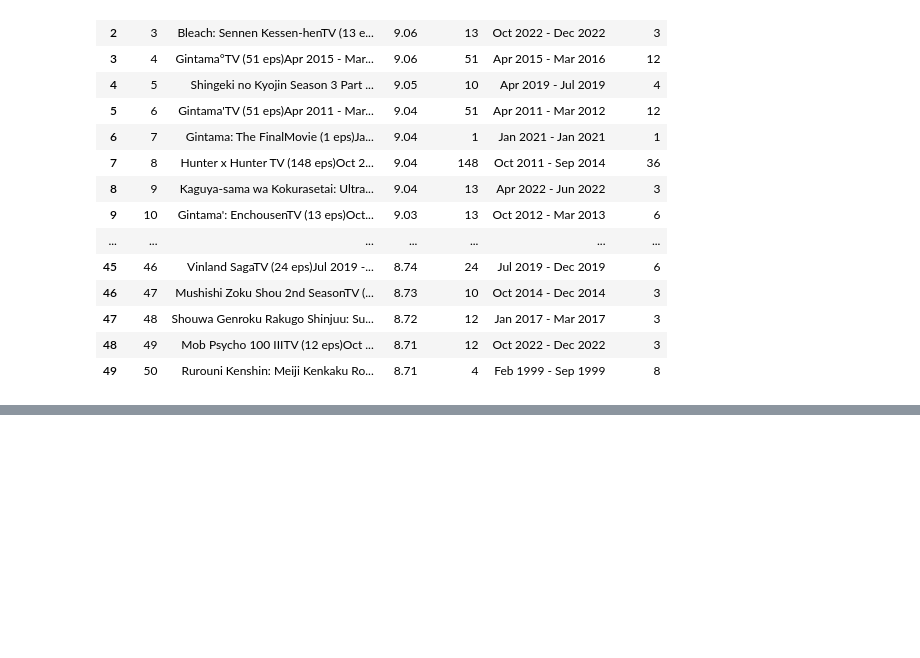
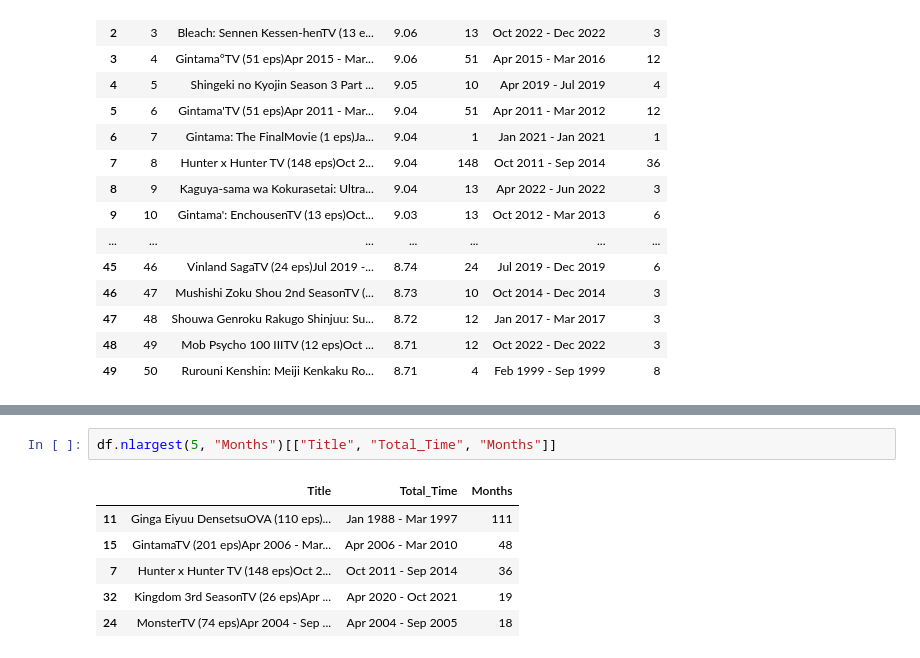
Before and after one commit to Mayankjoshi009/Python-, a Jupyter notebook: Pandas/Feature Extraction.ipynb, the cells around one changed output, grey strips where cells are left out. Drawn from its saved outputs; the diff is of its cells as text; blank space fills up the shorter version.

Commit message:
Add analysis outputs for top anime by score, episodes, and total time in Feature Extraction notebook

```diff
--- a/Pandas/Feature Extraction.ipynb
+++ b/Pandas/Feature Extraction.ipynb
@@ -149,0 +183,9 @@ df
+# %%
+df.nlargest(5, "Months")[["Title", "Total_Time", "Months"]]
+# %% [output]
+|  | Title | Total_Time | Months |
+| 11 | Ginga Eiyuu DensetsuOVA (110 eps)... | Jan 1988 - Mar 1997 | 111 |
+| 15 | GintamaTV (201 eps)Apr 2006 - Mar... | Apr 2006 - Mar 2010 | 48 |
+| 7 | Hunter x Hunter TV (148 eps)Oct 2... | Oct 2011 - Sep 2014 | 36 |
+| 32 | Kingdom 3rd SeasonTV (26 eps)Apr ... | Apr 2020 - Oct 2021 | 19 |
+| 24 | MonsterTV (74 eps)Apr 2004 - Sep ... | Apr 2004 - Sep 2005 | 18 |
```
Also changed, not shown: parts of 4 cells of this notebook.
